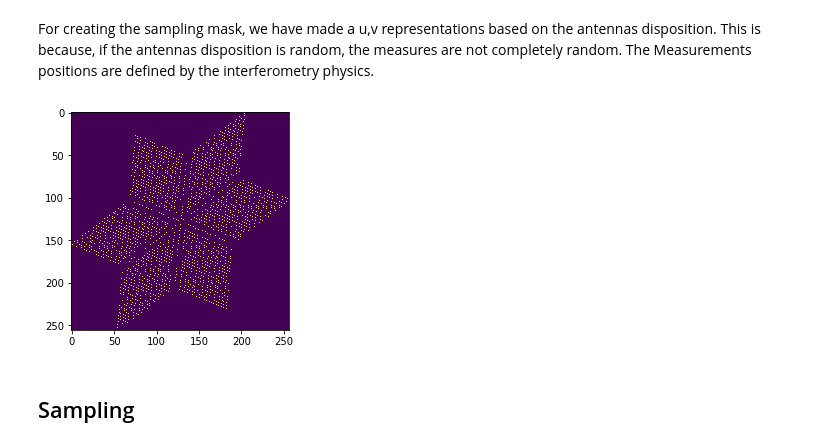
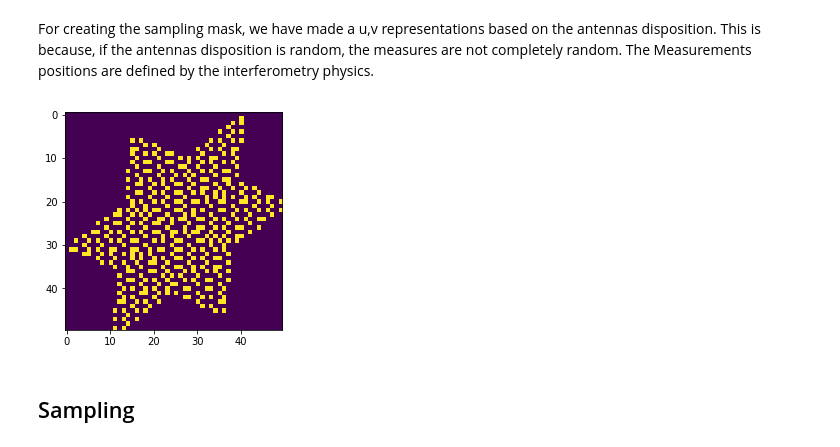
Before and after one commit to lerkoah/BayesianInterferometryIDS, a Jupyter notebook: src/main_bay_int.ipynb, the cells around one changed output. Saved outputs shown, nothing was run; the diff lists cells and outputs as text; code cells hidden in the pictures.

```diff
--- a/src/main_bay_int.ipynb
+++ b/src/main_bay_int.ipynb
@@ -16,12 +16,12 @@ def show_fft_image(img_fft):
 # %% [markdown]
 ## Creating artificial data
 # %%
-size = 3
+size = 2
 MAX_VALUE = 255
 MIN_VALUE = 0
-IMAGE_SIZE_X = 256
-IMAGE_SIZE_Y = 256
-SIGMA = 40
+IMAGE_SIZE_X = 50
+IMAGE_SIZE_Y = 50
+SIGMA = 5
 
 I = np.ceil((MAX_VALUE - MIN_VALUE) * np.random.rand(size) + MIN_VALUE)
 Cx = np.ceil((IMAGE_SIZE_X)/2 + SIGMA*np.random.randn(size)).astype('int')
@@ -65,22 +65,22 @@ For creating the sampling mask, we have made a u,v representations based on the
 # %%
 from masking import *
 
 ## Parameters
 B_max = 1
-antennas = 60
+antennas = 24
 typeArray = 'VLA'
 sigma = B_max/6
 
 lambda_phy=3*10**(-6); #(km)
 H0=10; #(deg)
 delta0=-30; #(deg)
 Lat=34.05;  #(deg) Lat VLA
 
 ## Masking function returns the mask
-mask = createSpectrumMasking(B_max,antennas,typeArray,sigma, lambda_phy, H0, delta0, Lat)
+mask = createSpectrumMasking(B_max,antennas,typeArray,sigma, lambda_phy, H0, delta0, Lat, N1 = IMAGE_SIZE_X, N2 = IMAGE_SIZE_Y)
 show_fft_image(mask)
 # %% [output]
-[figure, old version]
+[figure, new version]
 # %% [markdown]
 ## Sampling
 # %% [markdown]
```
Also changed, not shown: parts of 9 cells of this notebook, 3 other files.
